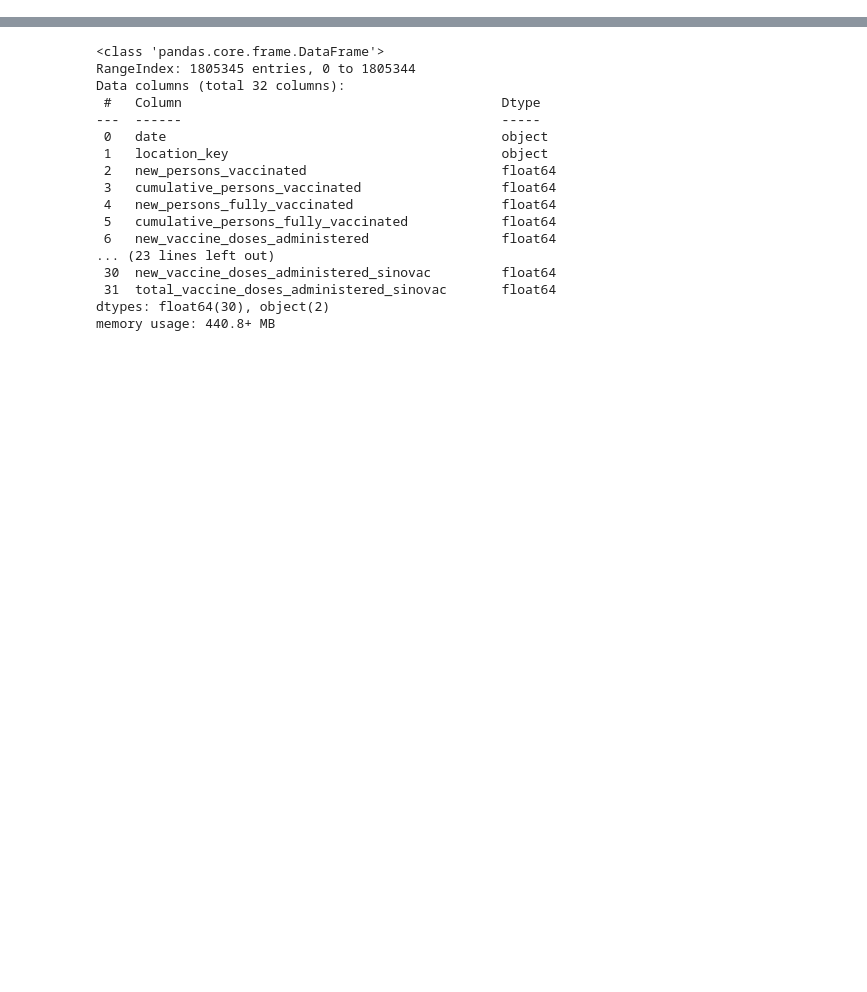
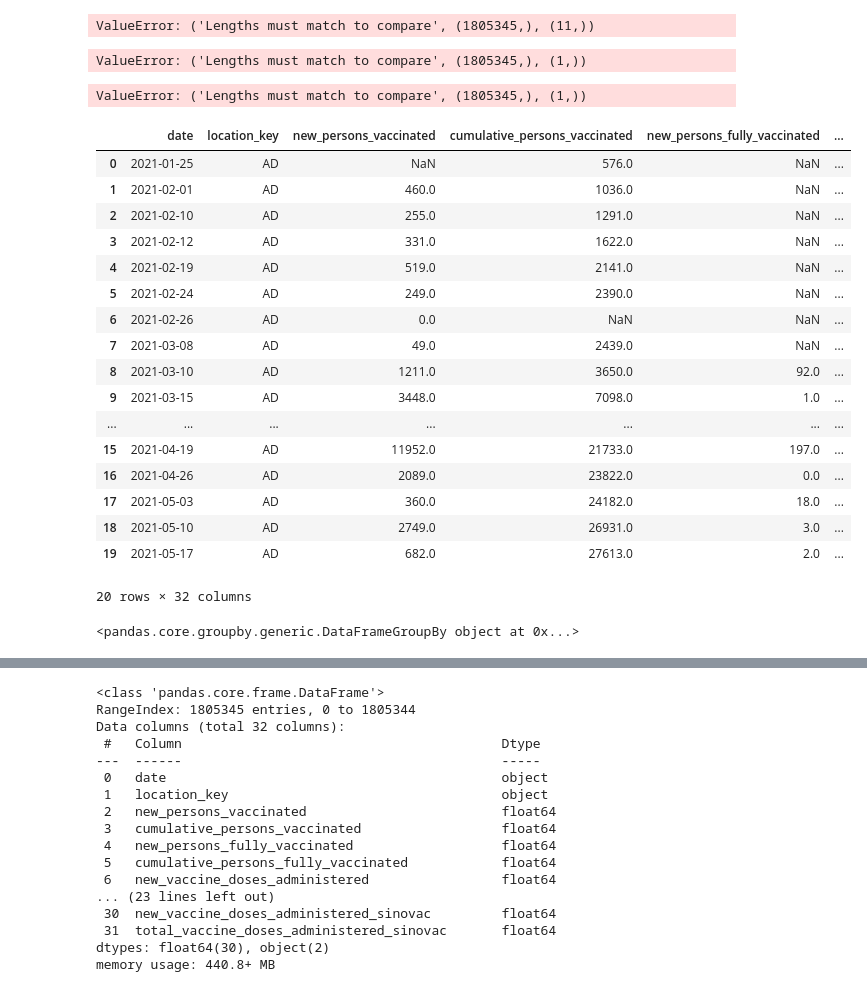
Before and after one commit to boojaado/group4-etl-project, a Jupyter notebook: review_vaccinations.ipynb, the cells around one changed output, grey strips where cells are left out. Cells and saved outputs as stored; diff of their text form; code cells hidden in the pictures; blank space fills up the shorter version.

```diff
--- a/review_vaccinations.ipynb
+++ b/review_vaccinations.ipynb
@@ -36,0 +463,40 @@ df.head(10)
+# %%
+mask_key = df2.location_key == ['US', 'CA', 'NG', 'CN', 'IN', 'ZW', 'EG', 'CI', 'AU', 'BR', 'MX']
+sub_key = df2.loc[mask_key]
+sub_key
+# %% [output]
+ValueError: ('Lengths must match to compare', (1805345,), (11,))
+# %%
+testdf = df2
+# %%
+mask_test = testdf.location_key == ['US']
+sub_test = testdf.loc[mask_test]
+sub_test
+# %% [output]
+ValueError: ('Lengths must match to compare', (1805345,), (1,))
+# %%
+testdf.location_key == ['US']
+testdf.location
+# %% [output]
+ValueError: ('Lengths must match to compare', (1805345,), (1,))
+# %%
+testdf.head(20)
+# %% [output]
+|  | date | location_key | new_persons_vaccinated | cumulative_persons_vaccinated | new_persons_fully_vaccinated | ... |
+| 0 | 2021-01-25 | AD | NaN | 576.0 | NaN | ... |
+| 1 | 2021-02-01 | AD | 460.0 | 1036.0 | NaN | ... |
+| 2 | 2021-02-10 | AD | 255.0 | 1291.0 | NaN | ... |
+| 3 | 2021-02-12 | AD | 331.0 | 1622.0 | NaN | ... |
+| 4 | 2021-02-19 | AD | 519.0 | 2141.0 | NaN | ... |
+| 5 | 2021-02-24 | AD | 249.0 | 2390.0 | NaN | ... |
+| 6 | 2021-02-26 | AD | 0.0 | NaN | NaN | ... |
+| 7 | 2021-03-08 | AD | 49.0 | 2439.0 | NaN | ... |
+| 8 | 2021-03-10 | AD | 1211.0 | 3650.0 | 92.0 | ... |
+| 9 | 2021-03-15 | AD | 3448.0 | 7098.0 | 1.0 | ... |
+| ... | ... | ... | ... | ... | ... | ... |
+| 15 | 2021-04-19 | AD | 11952.0 | 21733.0 | 197.0 | ... |
+| 16 | 2021-04-26 | AD | 2089.0 | 23822.0 | 0.0 | ... |
+| 17 | 2021-05-03 | AD | 360.0 | 24182.0 | 18.0 | ... |
+| 18 | 2021-05-10 | AD | 2749.0 | 26931.0 | 3.0 | ... |
+| 19 | 2021-05-17 | AD | 682.0 | 27613.0 | 2.0 | ... |
+20 rows × 32 columns
@@ -36,0 +519,4 @@ df.head(10)
+# %%
+groupby_df
+# %% [output]
+<pandas.core.groupby.generic.DataFrameGroupBy object at 0x...>
```
Also changed, not shown: parts of 65 cells of this notebook, 1 other file.
